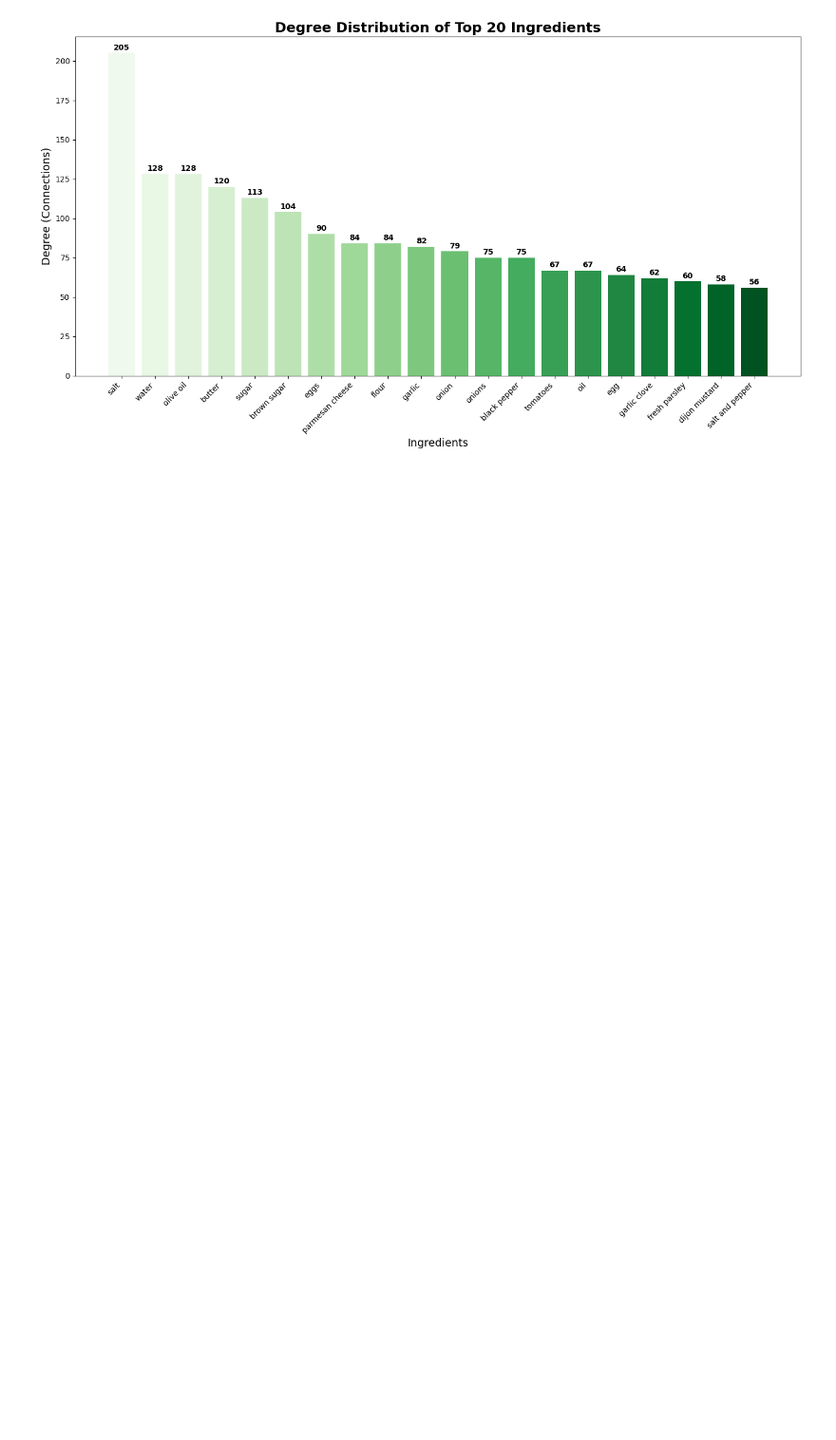
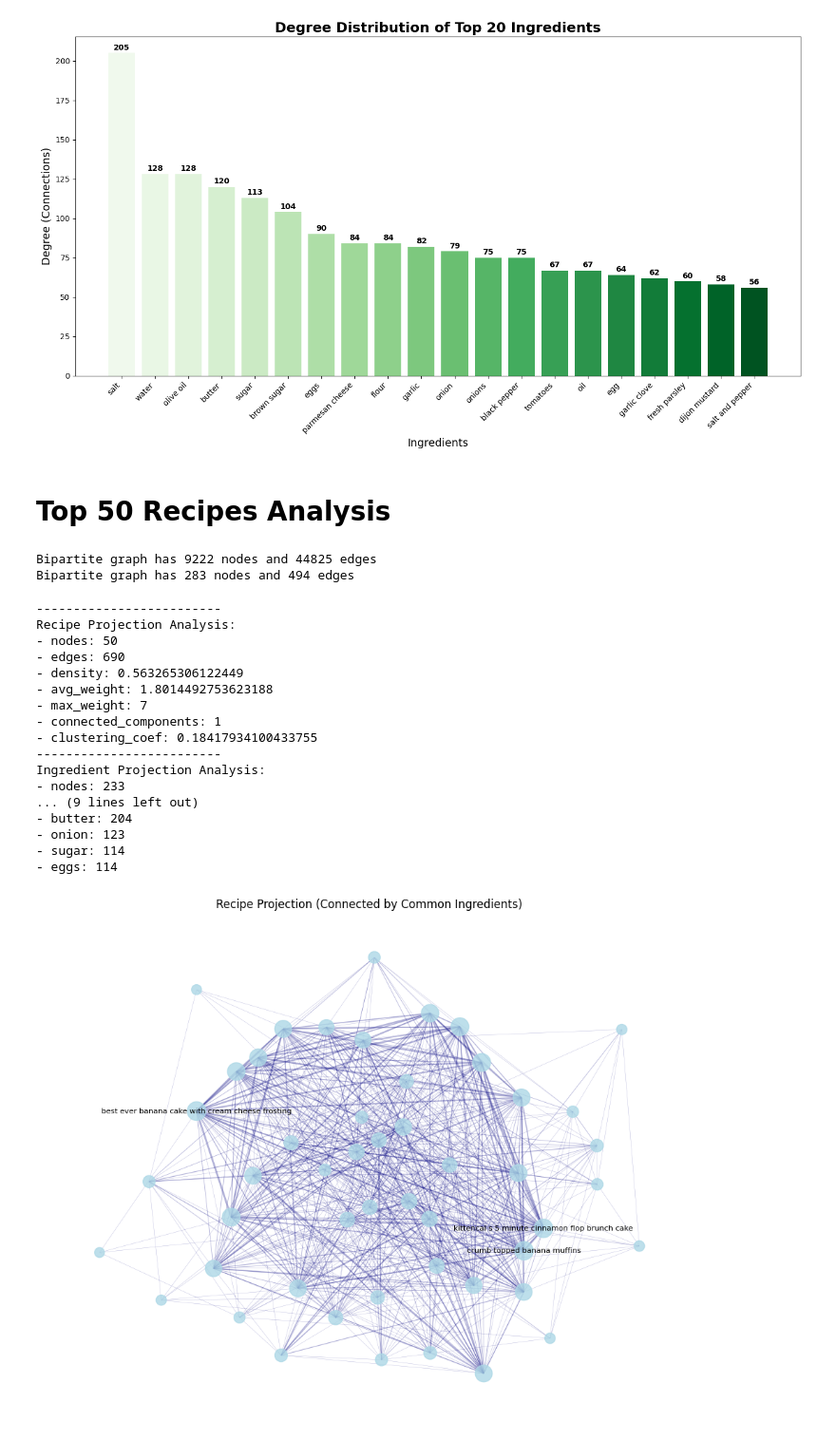
Before and after one commit to emmakmorrison/recipe-networks, a Jupyter notebook: RecipeNetworkReplicationCode.ipynb, the cells around one changed output. Shown at 95% size. Cells and saved outputs as stored; diff of their text form; code cells hidden in the pictures; blank space fills up the shorter version.

```diff
--- a/RecipeNetworkReplicationCode.ipynb
+++ b/RecipeNetworkReplicationCode.ipynb
@@ -1060,3 +1128,67 @@ plt.tight_layout()
 plt.show()
 # %% [output]
 [figure]
+# %% [markdown]
+# Top 50 Recipes Analysis
+# %%
+# Take a random subset of 5000 recipes for later centrality comparison to a subset representative of the full dataset
+n_recipes = 5000
+df_subset = recipes.sample(n=n_recipes, random_state=42)
+
+# Build bipartite network for the 5000-recipe subset
+B_5000 = build_bipartite_graph(df_subset)
+recipe_proj_full, ingredient_proj_full = create_projections(B_5000)
+
+# Take the subset of the top 50 most frequently rated/reviewed recipes
+top_recipe_ids = interactions.groupby('recipe_id').size().sort_values(ascending=False).head(50).index.tolist()
+top50recipes = recipes[recipes['id'].isin(top_recipe_ids)]
+
+# Build bipartite network for the top 50 recipes
+B_top50 = build_bipartite_graph(top50recipes)
+recipe_proj, ingredient_proj = create_projections(B_top50)
+# %% [output]
+Bipartite graph has 9222 nodes and 44825 edges
+Bipartite graph has 283 nodes and 494 edges
+# %%
+recipe_name_map = dict(zip(top50recipes['id'], top50recipes['name']))
+results = analyze_bipartite_network(B_top50, recipe_name_map)
+
+### key analysis results
+print("-------------------------")
+print("Recipe Projection Analysis:")
+for key, value in results['analysis']['recipes'].items():
+    if not isinstance(value, dict):
+        print(f"- {key}: {value}")
+
+print("-------------------------")
+print("Ingredient Projection Analysis:")
+for key, value in results['analysis']['ingredients'].items():
+    if not isinstance(value, dict):
+        print(f"- {key}: {value}")
+
+### top ingredients by weighted degree
+print("-------------------------")
+top_ingredients = sorted(results['analysis']['ingredients']['weighted_degree'].items(),
+                        key=lambda x: x[1], reverse=True)[:5]
+print("Top ingredients by weighted degree:")
+for ing, degree in top_ingredients:
+    print(f"- {ing}: {degree}")
+# %% [output]
+-------------------------
+Recipe Projection Analysis:
+- nodes: 50
+- edges: 690
+- density: 0.563265306122449
+- avg_weight: 1.8014492753623188
+- max_weight: 7
+- connected_components: 1
+- clustering_coef: 0.18417934100433755
+-------------------------
+Ingredient Projection Analysis:
+- nodes: 233
+... (9 lines left out)
+- butter: 204
+- onion: 123
+- sugar: 114
+- eggs: 114
+[figure, added]
```
Also changed, not shown: parts of 62 cells of this notebook.
